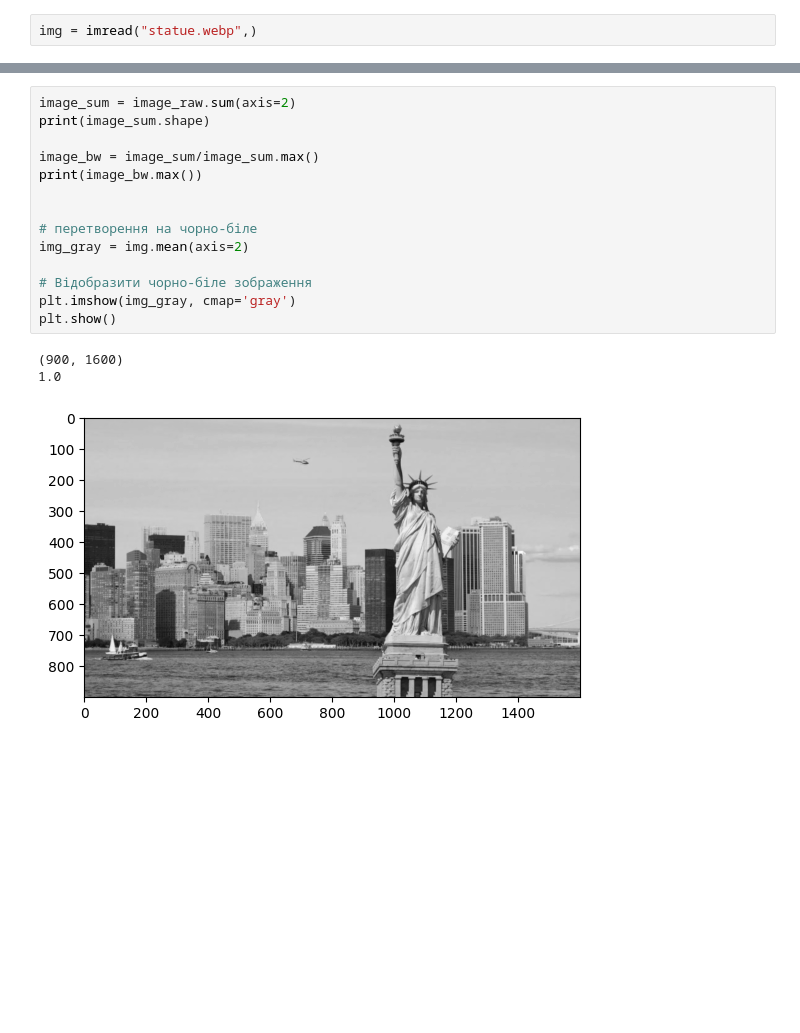
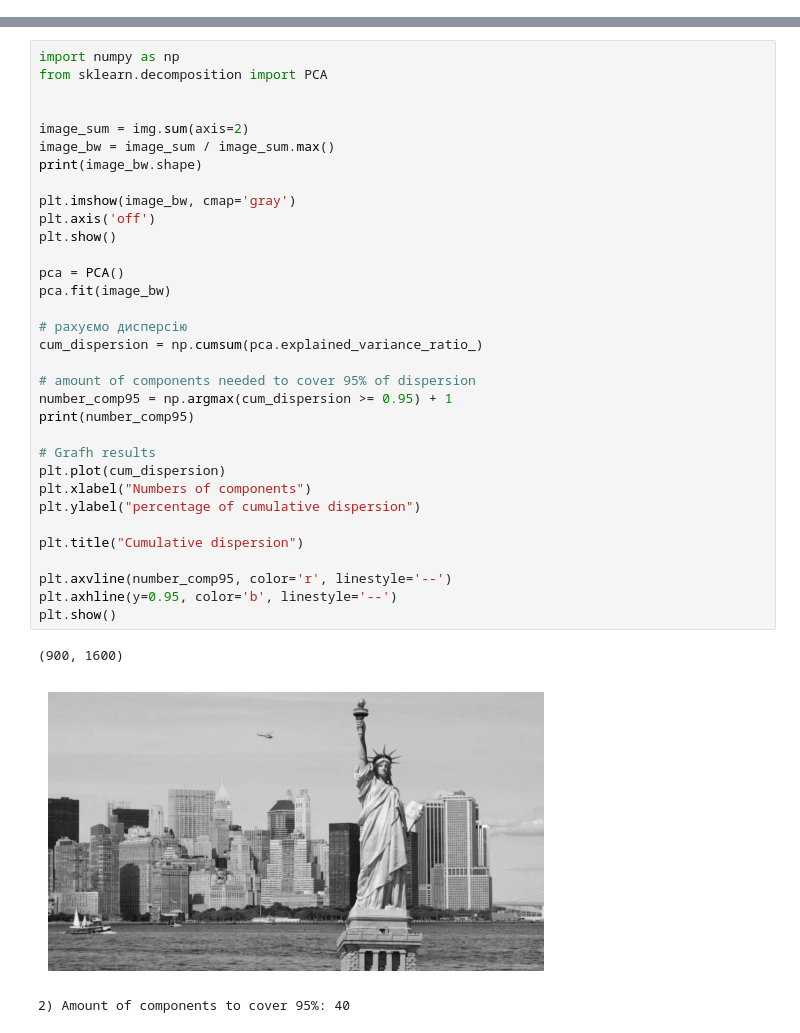
Before and after one commit to Dev-C-Pascal/PCA-Image-Compression, a Jupyter notebook: main.ipynb, the cells around one changed output, grey strips where cells are left out. Saved outputs shown, nothing was run; the diff lists cells and outputs as text; blank space fills up the shorter version.

```diff
--- a/main.ipynb
+++ b/main.ipynb
@@ -7,2 +12,0 @@ import matplotlib.pyplot as plt
-# %%
-img = imread("statue.webp",)
@@ -19,18 +13,37 @@ print(image_raw.shape)
-# %%
-image_sum = image_raw.sum(axis=2)
-print(image_sum.shape)
-
-image_bw = image_sum/image_sum.max()
-print(image_bw.max())
-
-
-# перетворення на чорно-біле
-img_gray = img.mean(axis=2)
-
-# Відобразити чорно-біле зображення
-plt.imshow(img_gray, cmap='gray')
-plt.show()
-# %% [output]
-(900, 1600)
-1.0
-[figure, removed]
+# %%
+import numpy as np
+from sklearn.decomposition import PCA
+
+
+image_sum = img.sum(axis=2)
+image_bw = image_sum / image_sum.max()
+print(image_bw.shape)
+
+plt.imshow(image_bw, cmap='gray')
+plt.axis('off')
+plt.show()
+
+pca = PCA()
+pca.fit(image_bw)
+
+# рахуємо дисперсію
+cum_dispersion = np.cumsum(pca.explained_variance_ratio_)
+
+# amount of components needed to cover 95% of dispersion
+number_comp95 = np.argmax(cum_dispersion >= 0.95) + 1
+print(number_comp95)
+
+# Grafh results
+plt.plot(cum_dispersion)
+plt.xlabel("Numbers of components")
+plt.ylabel("percentage of cumulative dispersion")
+
+plt.title("Cumulative dispersion")
+
+plt.axvline(number_comp95, color='r', linestyle='--')
+plt.axhline(y=0.95, color='b', linestyle='--')
+plt.show()
+# %% [output]
+(900, 1600)
+[figure, added]
+2) Amount of components to cover 95%: 40
```
Also changed, not shown: parts of 5 cells of this notebook, 1 other file.
